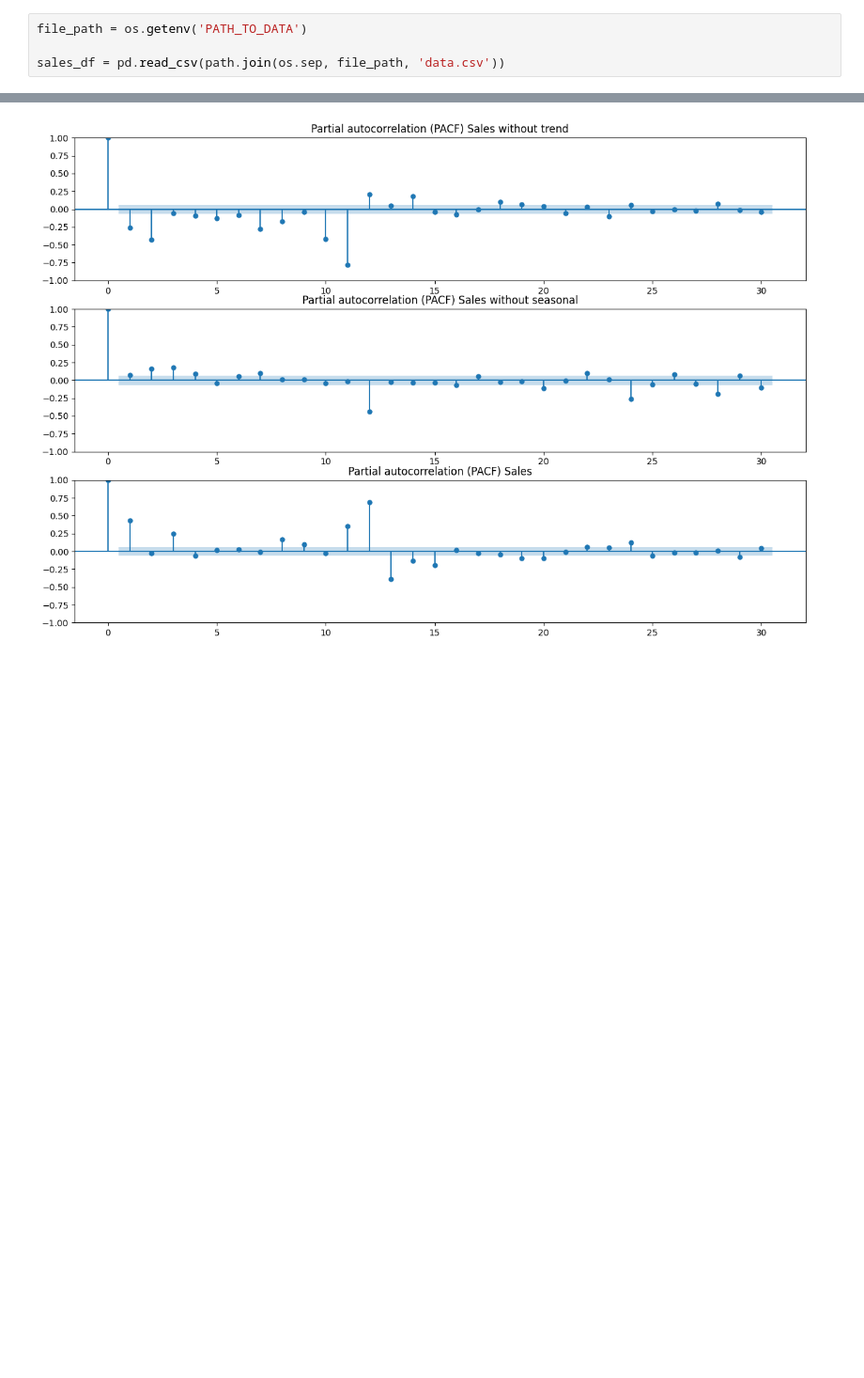
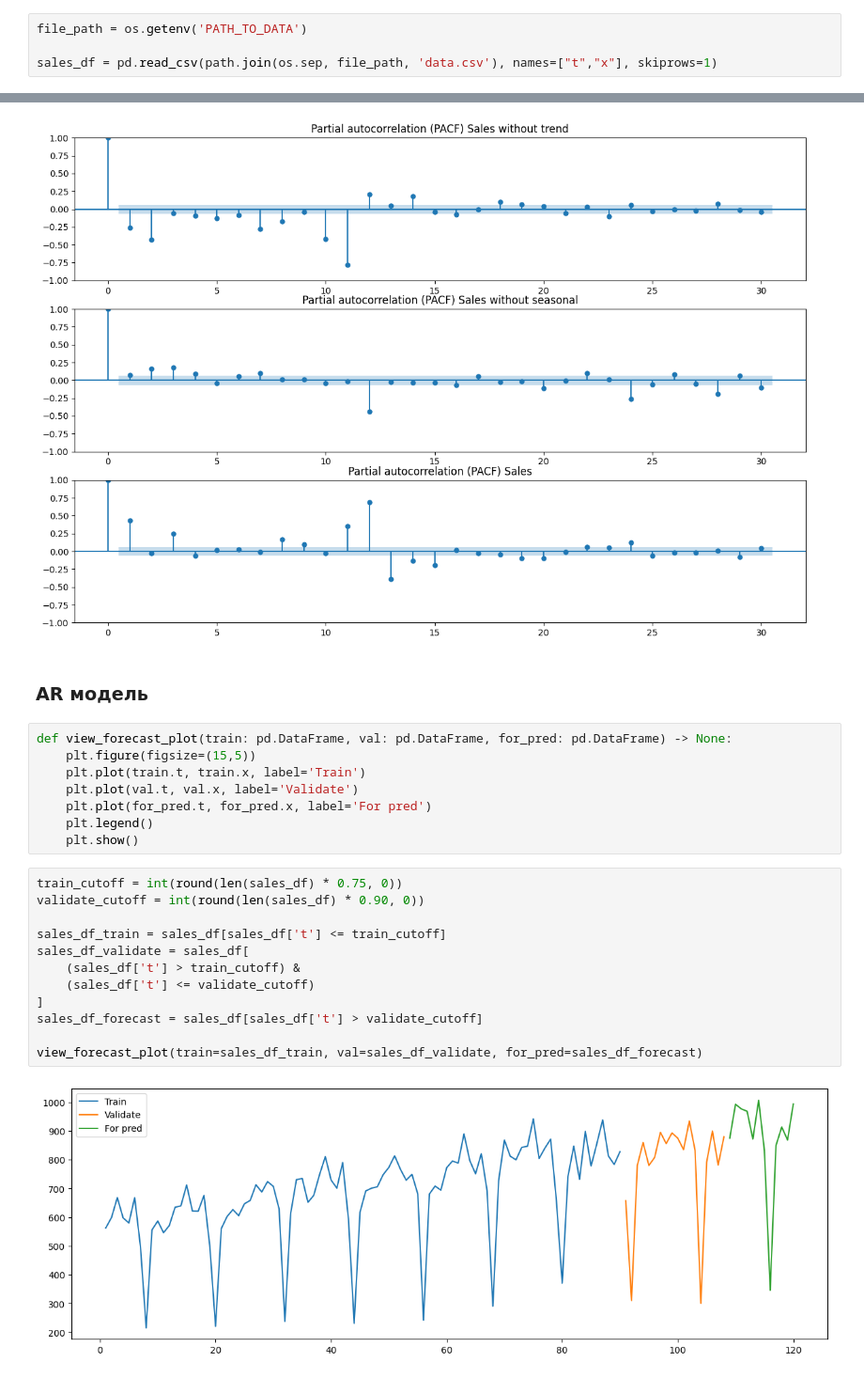
Before and after one commit to alexvilno/PSU_TIMESERIES, a Jupyter notebook: homework3/homework.ipynb, the cells around one changed output, grey strips where cells are left out. Shown: that part at 94% size. Cells and saved outputs as stored; diff of their text form; blank space fills up the shorter version.

```diff
--- a/homework3/homework.ipynb
+++ b/homework3/homework.ipynb
@@ -35,7 +35,7 @@ True
 # %%
 file_path = os.getenv('PATH_TO_DATA')
 
-sales_df = pd.read_csv(path.join(os.sep, file_path, 'data.csv'))
+sales_df = pd.read_csv(path.join(os.sep, file_path, 'data.csv'), names=["t","x"], skiprows=1)
 # %% [markdown]
 Функция, которая добавляет легенду на график
 # %%
@@ -236,3 +236,27 @@ axs[2].set_title('Partial autocorrelation (PACF) Sales')
 plt.show()
 # %% [output]
 [figure]
+# %% [markdown]
+### AR модель <a id="ar"> </a>
+# %%
+def view_forecast_plot(train: pd.DataFrame, val: pd.DataFrame, for_pred: pd.DataFrame) -> None:
+    plt.figure(figsize=(15,5))
+    plt.plot(train.t, train.x, label='Train')
+    plt.plot(val.t, val.x, label='Validate')
+    plt.plot(for_pred.t, for_pred.x, label='For pred')
+    plt.legend()
+    plt.show()
+# %%
+train_cutoff = int(round(len(sales_df) * 0.75, 0))
+validate_cutoff = int(round(len(sales_df) * 0.90, 0))
+
+sales_df_train = sales_df[sales_df['t'] <= train_cutoff]
+sales_df_validate = sales_df[
+    (sales_df['t'] > train_cutoff) &
+    (sales_df['t'] <= validate_cutoff)
+]
+sales_df_forecast = sales_df[sales_df['t'] > validate_cutoff]
+
+view_forecast_plot(train=sales_df_train, val=sales_df_validate, for_pred=sales_df_forecast)
+# %% [output]
+[figure, added]
```
Also changed, not shown: parts of 7 cells of this notebook.
